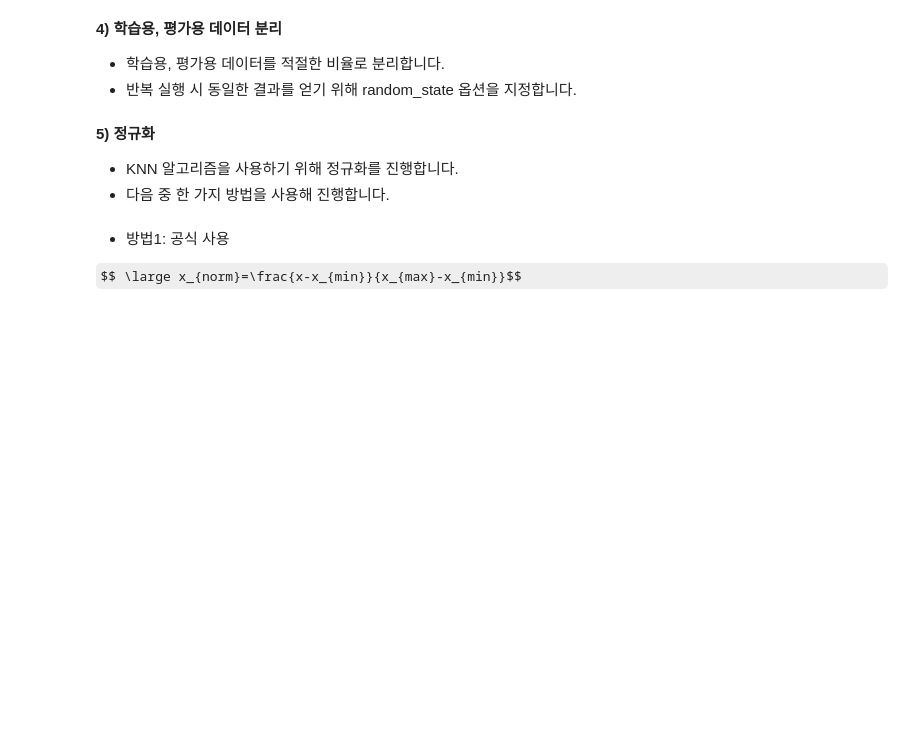
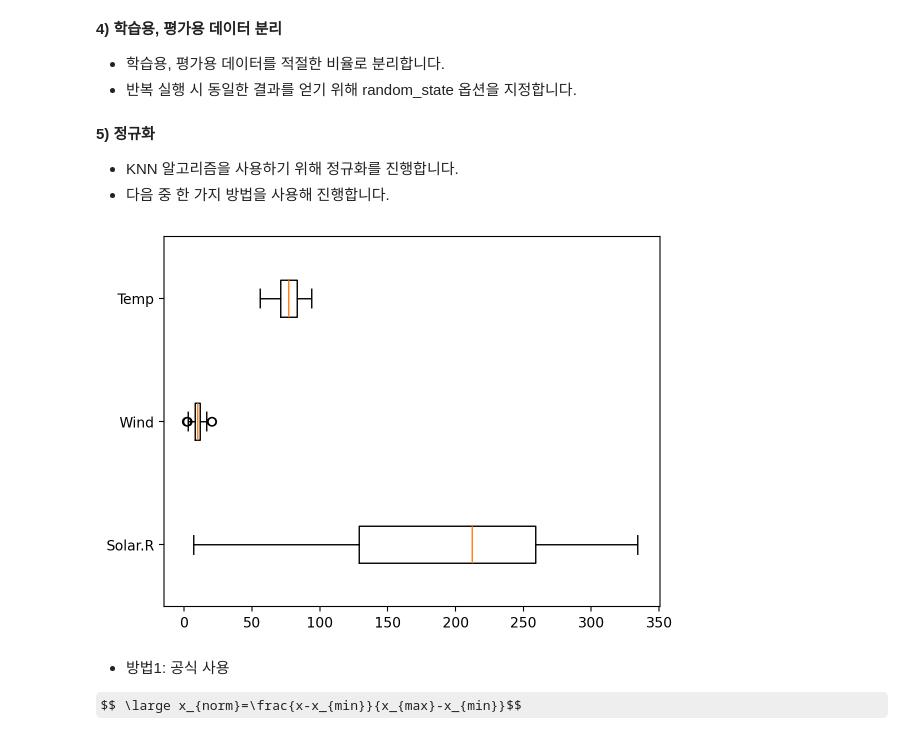
Before and after one commit to yangjung-woo/KT-Workspace, a Jupyter notebook: KT_AIVLE_DX_Regular_course/Week1/DX_머신러닝_실습자료/DX_머신러닝_실습자료/배우기/ML03_02_KNN(AirQuality).ipynb, the cells around one changed output. Cells and saved outputs as stored; diff of their text form; code cells hidden in the pictures; some formulas as TeX source; blank space fills up the shorter version.

```diff
--- a/KT_AIVLE_DX_Regular_course/Week1/DX_머신러닝_실습자료/DX_머신러닝_실습자료/배우기/ML03_02_KNN(AirQuality).ipynb
+++ b/KT_AIVLE_DX_Regular_course/Week1/DX_머신러닝_실습자료/DX_머신러닝_실습자료/배우기/ML03_02_KNN(AirQuality).ipynb
@@ -102,6 +158,12 @@ x_train, x_test, y_train, y_test = train_test_split(x, y, test_size=0.3, random_
 
 - KNN 알고리즘을 사용하기 위해 정규화를 진행합니다.
 - 다음 중 한 가지 방법을 사용해 진행합니다.
+# %%
+# 데이터 분포 확인
+plt.boxplot(x_train,vert = False, labels = list(x))
+plt.show()
+# %% [output]
+[figure, added]
 # %% [markdown]
 - 방법1: 공식 사용
 
```
Also changed, not shown: parts of 22 cells of this notebook, 17 other files.
